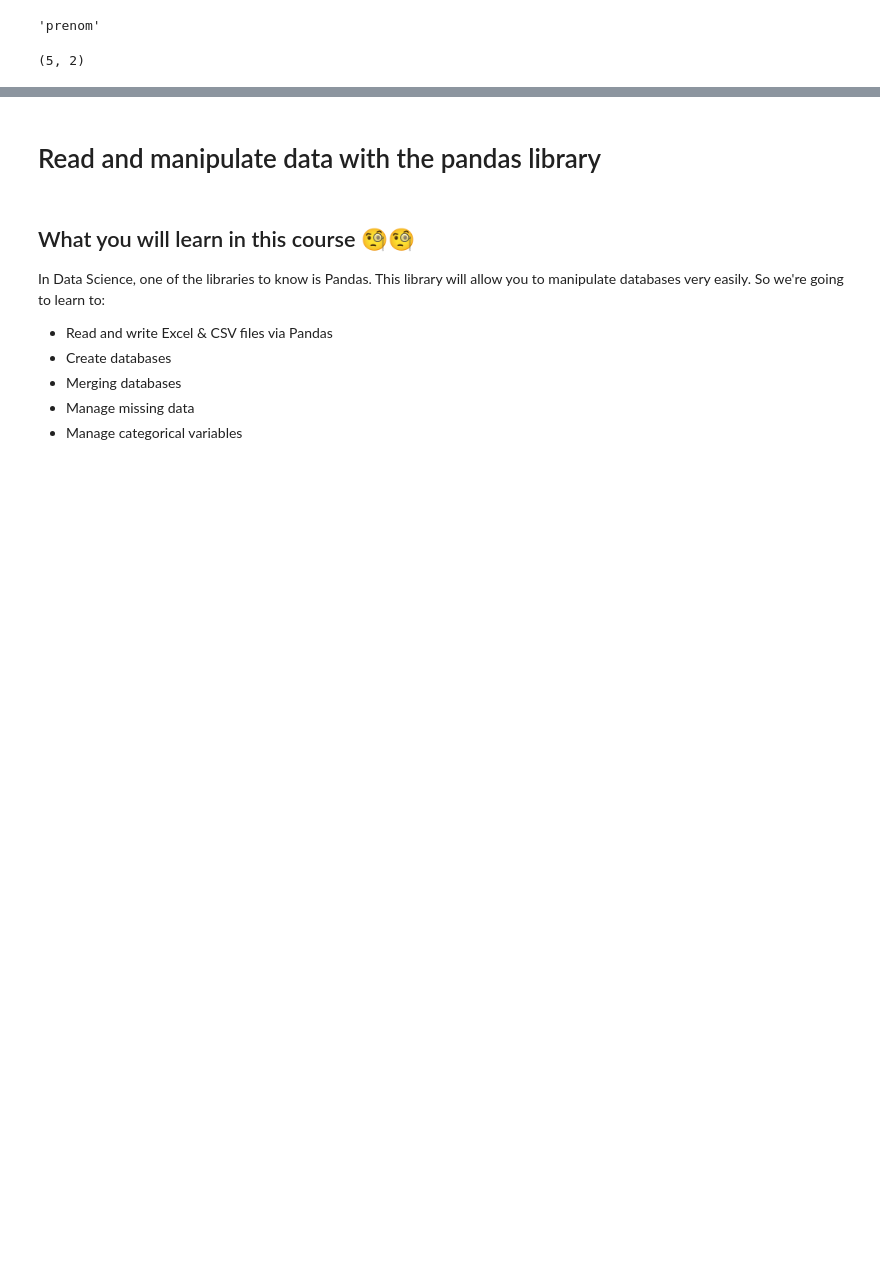
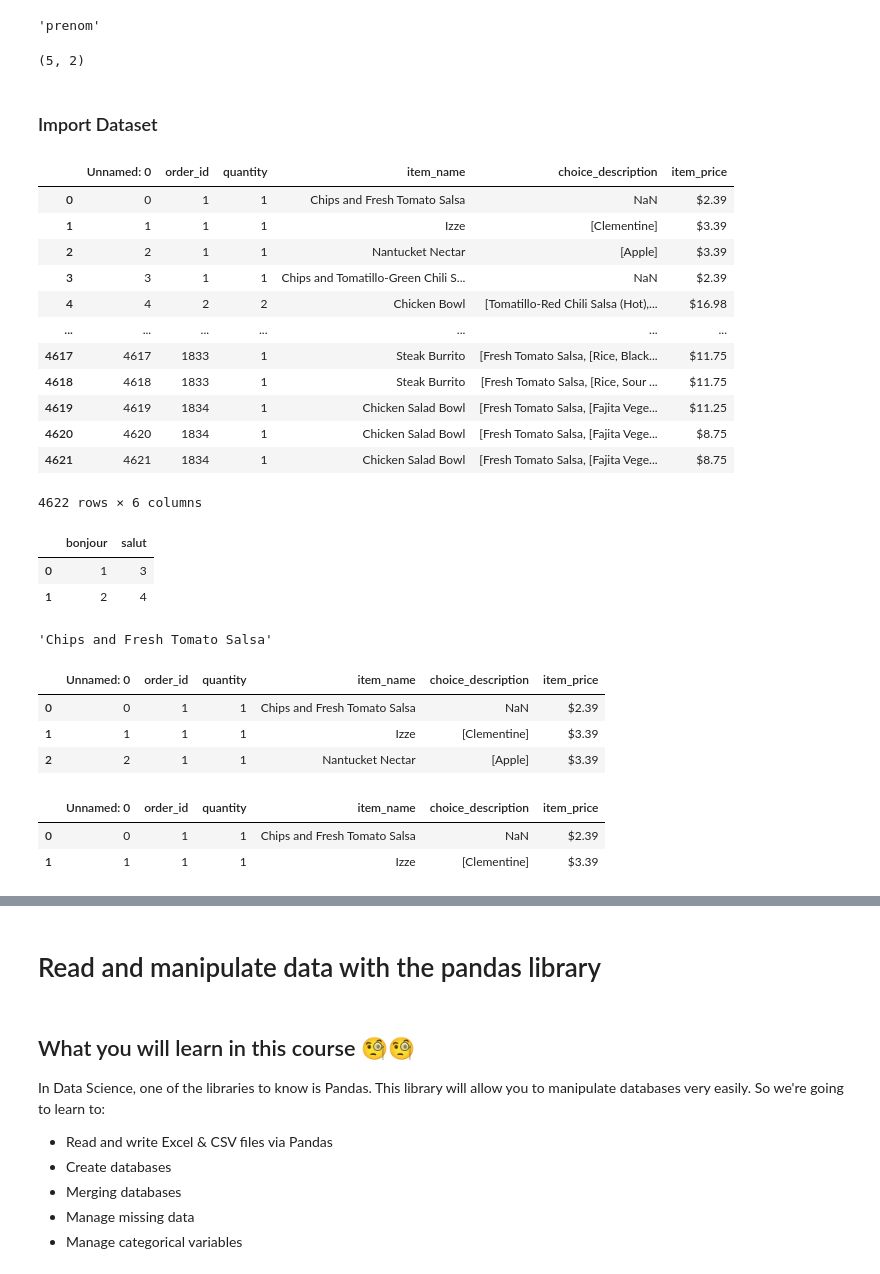
Before and after one commit to GrenadineMTN/M04_EDA, a Jupyter notebook: J01/01-Data_manipulation_with_Pandas.ipynb, the cells around one changed output, grey strips where cells are left out. Cells and saved outputs as stored; diff of their text form; code cells hidden in the pictures; blank space fills up the shorter version.

```diff
--- a/J01/01-Data_manipulation_with_Pandas.ipynb
+++ b/J01/01-Data_manipulation_with_Pandas.ipynb
@@ -83,3 +87,53 @@ df.columns[0] #affiche la 1Ere colonne
 df.shape # permet de voir la taille du tableau ici 5 lignes 2 colonnes
 # %% [output]
 (5, 2)
+# %% [markdown]
+### Import Dataset
+# %%
+import pandas as pd
+df = pd.read_csv('src/chipotle.csv')
+df
+# %% [output]
+|  | Unnamed: 0 | order_id | quantity | item_name | choice_description | item_price |
+| 0 | 0 | 1 | 1 | Chips and Fresh Tomato Salsa | NaN | $2.39 |
+| 1 | 1 | 1 | 1 | Izze | [Clementine] | $3.39 |
+| 2 | 2 | 1 | 1 | Nantucket Nectar | [Apple] | $3.39 |
+| 3 | 3 | 1 | 1 | Chips and Tomatillo-Green Chili S... | NaN | $2.39 |
+| 4 | 4 | 2 | 2 | Chicken Bowl | [Tomatillo-Red Chili Salsa (Hot),... | $16.98 |
+| ... | ... | ... | ... | ... | ... | ... |
+| 4617 | 4617 | 1833 | 1 | Steak Burrito | [Fresh Tomato Salsa, [Rice, Black... | $11.75 |
+| 4618 | 4618 | 1833 | 1 | Steak Burrito | [Fresh Tomato Salsa, [Rice, Sour ... | $11.75 |
+| 4619 | 4619 | 1834 | 1 | Chicken Salad Bowl | [Fresh Tomato Salsa, [Fajita Vege... | $11.25 |
+| 4620 | 4620 | 1834 | 1 | Chicken Salad Bowl | [Fresh Tomato Salsa, [Fajita Vege... | $8.75 |
+| 4621 | 4621 | 1834 | 1 | Chicken Salad Bowl | [Fresh Tomato Salsa, [Fajita Vege... | $8.75 |
+4622 rows × 6 columns
+# %%
+#afficher Chips and Fresh Tomato Salsa
+
+df_test = pd.DataFrame ({"bonjour" : [1,2], "salut" : [3,4]},)
+df_test
+# %% [output]
+|  | bonjour | salut |
+| 0 | 1 | 3 |
+| 1 | 2 | 4 |
+# %%
+df['item_name'][0]  #nom colonne et nom index ligne
+# %% [output]
+'Chips and Fresh Tomato Salsa'
+# %%
+#loc et iloc
+#comment je fais pour selectionner si jai envie 3 colonnes et toutes les lignes ou juste une partie des lignes ?
+#on veut ecarter ce qui ne sert à rien : on utilise loc et iloc
+df.loc[0:2,:] # ça m'affiche toutes les colonnes et les 3 premieres lignes 0,1,2
+#df.loc[Ligne à partir de laquelle je commence : ligne à laquelle je m'arrete,]
+# %% [output]
+|  | Unnamed: 0 | order_id | quantity | item_name | choice_description | item_price |
+| 0 | 0 | 1 | 1 | Chips and Fresh Tomato Salsa | NaN | $2.39 |
+| 1 | 1 | 1 | 1 | Izze | [Clementine] | $3.39 |
+| 2 | 2 | 1 | 1 | Nantucket Nectar | [Apple] | $3.39 |
+# %%
+df.loc[0:1,:]
+# %% [output]
+|  | Unnamed: 0 | order_id | quantity | item_name | choice_description | item_price |
+| 0 | 0 | 1 | 1 | Chips and Fresh Tomato Salsa | NaN | $2.39 |
+| 1 | 1 | 1 | 1 | Izze | [Clementine] | $3.39 |
```
Also changed, not shown: parts of 6 cells of this notebook.
